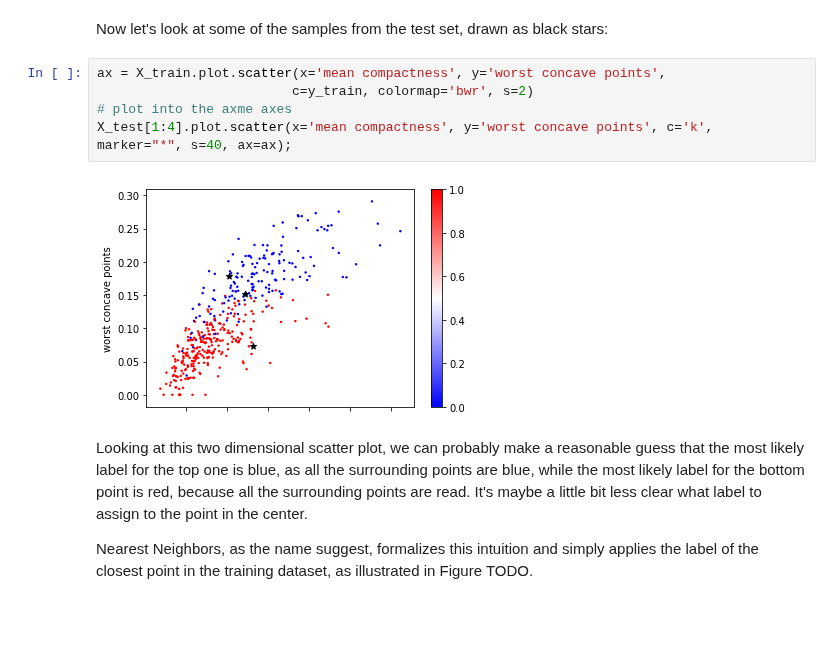
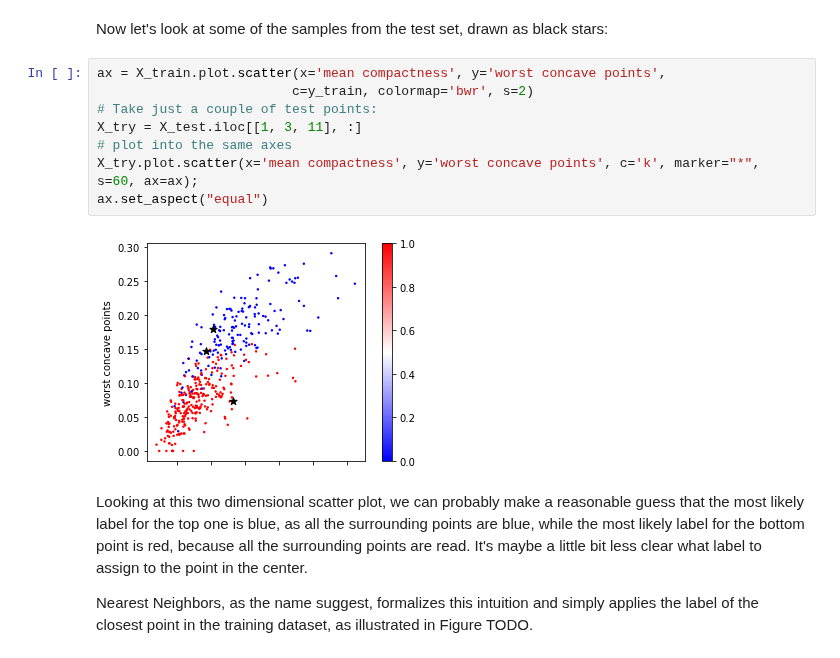
Before and after one commit to amueller/aml, a Jupyter notebook: 01-ml-workflow/02-supervised-learning.ipynb, the cells around one changed output. Saved outputs shown, nothing was run; the diff lists cells and outputs as text; blank space fills up the shorter version.

```diff
--- a/01-ml-workflow/02-supervised-learning.ipynb
+++ b/01-ml-workflow/02-supervised-learning.ipynb
@@ -120,10 +120,13 @@ Now let's look at some of the samples from the test set, drawn as black stars:
 # %%
 ax = X_train.plot.scatter(x='mean compactness', y='worst concave points',
                          c=y_train, colormap='bwr', s=2)
-# plot into the axme axes
-X_test[1:4].plot.scatter(x='mean compactness', y='worst concave points', c='k', marker="*", s=40, ax=ax);
+# Take just a couple of test points:
+X_try = X_test.iloc[[1, 3, 11], :]
+# plot into the same axes
+X_try.plot.scatter(x='mean compactness', y='worst concave points', c='k', marker="*", s=60, ax=ax);
+ax.set_aspect("equal")
 # %% [output]
-[figure, old version]
+[figure, new version]
 # %% [markdown]
 Looking at this two dimensional scatter plot, we can probably make a reasonable guess that the most likely label for the top one is blue, as all the surrounding points are blue, while the most likely label for the bottom point is red, because all the surrounding points are read. It's maybe a little bit less clear what label to assign to the point in the center.
 
```
Also changed, not shown: parts of 32 cells of this notebook.
